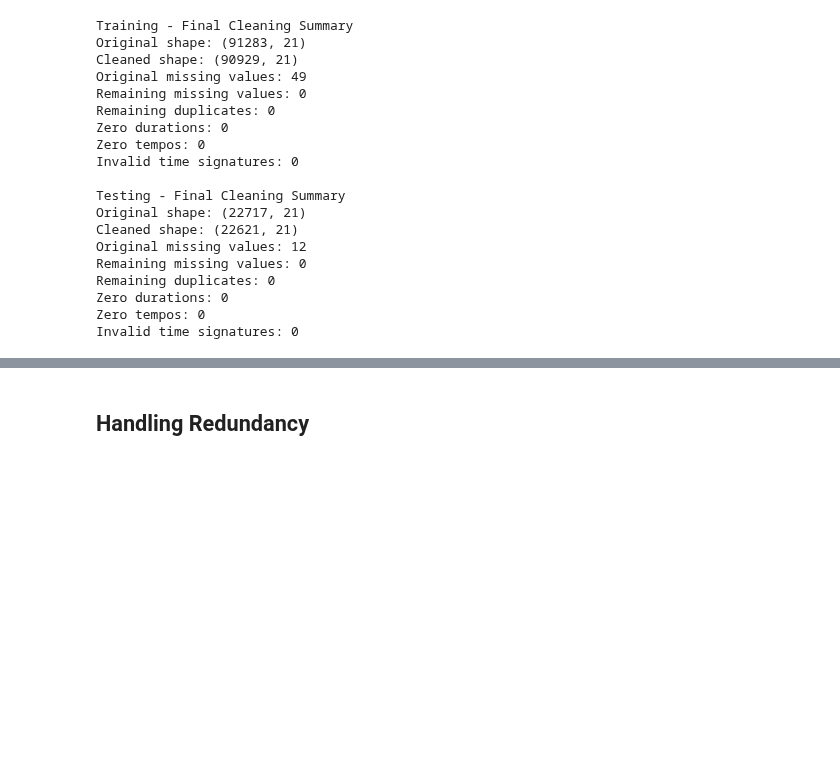
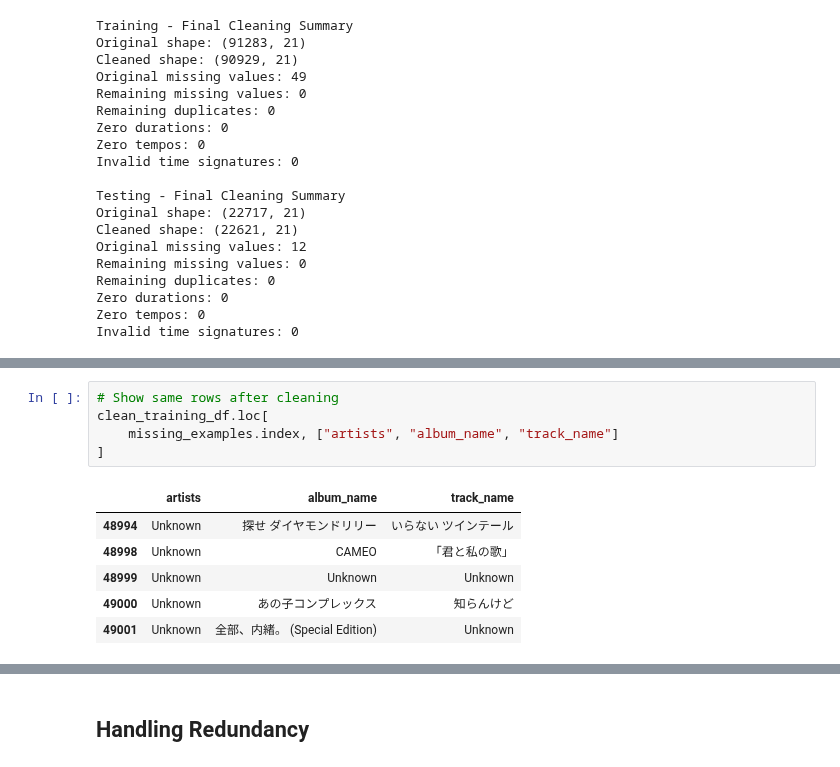
Before and after one commit to alexander-martrain/Song-Data-Mining, a Jupyter notebook: notebooks/project_cluster_cmps451.ipynb, the cells around one changed output, grey strips where cells are left out. Saved outputs shown, nothing was run; the diff lists cells and outputs as text; blank space fills up the shorter version.

```diff
--- a/notebooks/project_cluster_cmps451.ipynb
+++ b/notebooks/project_cluster_cmps451.ipynb
@@ -590,0 +612,12 @@ Invalid time signatures: 0
+# %%
+# Show same rows after cleaning
+clean_training_df.loc[
+    missing_examples.index, ["artists", "album_name", "track_name"]
+]
+# %% [output]
+|  | artists | album_name | track_name |
+| 48994 | Unknown | 探せ ダイヤモンドリリー | いらない ツインテール |
+| 48998 | Unknown | CAMEO | 「君と私の歌」 |
+| 48999 | Unknown | Unknown | Unknown |
+| 49000 | Unknown | あの子コンプレックス | 知らんけど |
+| 49001 | Unknown | 全部、内緒。 (Special Edition) | Unknown |
```
Also changed, not shown: parts of 13 cells of this notebook.
